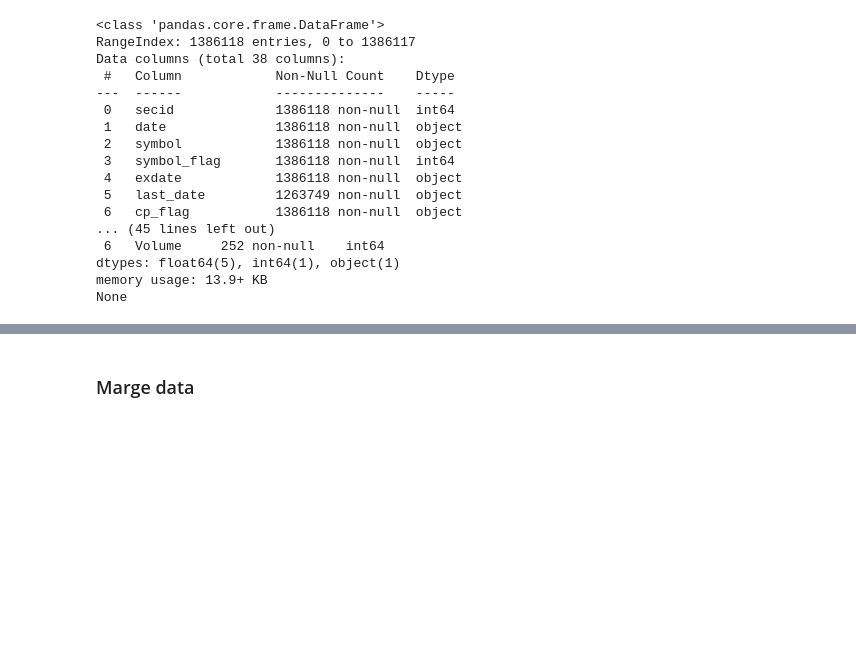
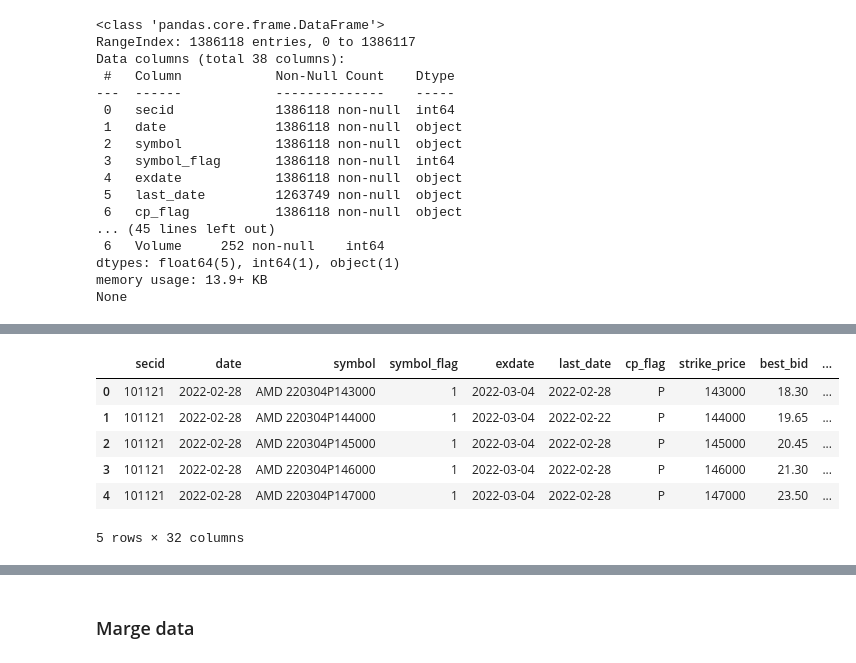
Before and after one commit to Veritec2/spring-2024-stock-option-analysis, a Jupyter notebook: notebooks/1.spring_2024_stock_option_analysis.ipynb, the cells around one changed output, grey strips where cells are left out. Cells and saved outputs as stored; diff of their text form; code cells hidden in the pictures; blank space fills up the shorter version.

```diff
--- a/notebooks/1.spring_2024_stock_option_analysis.ipynb
+++ b/notebooks/1.spring_2024_stock_option_analysis.ipynb
@@ -69,0 +294,10 @@ None
+# %%
+options_data.head()
+# %% [output]
+|  | secid | date | symbol | symbol_flag | exdate | last_date | cp_flag | strike_price | best_bid | ... |
+| 0 | 101121 | 2022-02-28 | AMD 220304P143000 | 1 | 2022-03-04 | 2022-02-28 | P | 143000 | 18.30 | ... |
+| 1 | 101121 | 2022-02-28 | AMD 220304P144000 | 1 | 2022-03-04 | 2022-02-22 | P | 144000 | 19.65 | ... |
+| 2 | 101121 | 2022-02-28 | AMD 220304P145000 | 1 | 2022-03-04 | 2022-02-28 | P | 145000 | 20.45 | ... |
+| 3 | 101121 | 2022-02-28 | AMD 220304P146000 | 1 | 2022-03-04 | 2022-02-28 | P | 146000 | 21.30 | ... |
+| 4 | 101121 | 2022-02-28 | AMD 220304P147000 | 1 | 2022-03-04 | 2022-02-28 | P | 147000 | 23.50 | ... |
+5 rows × 32 columns
```
Also changed, not shown: parts of 32 cells of this notebook.
